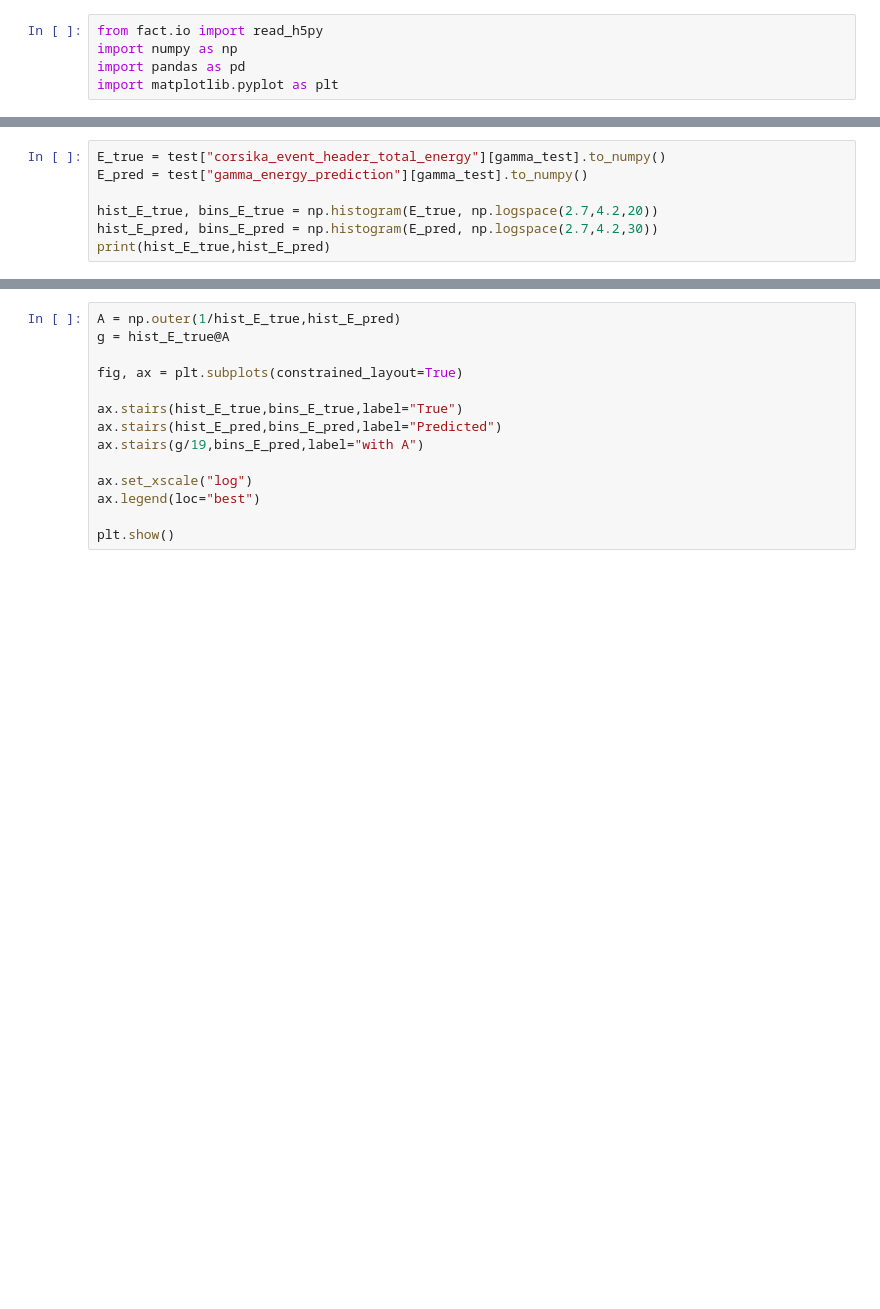
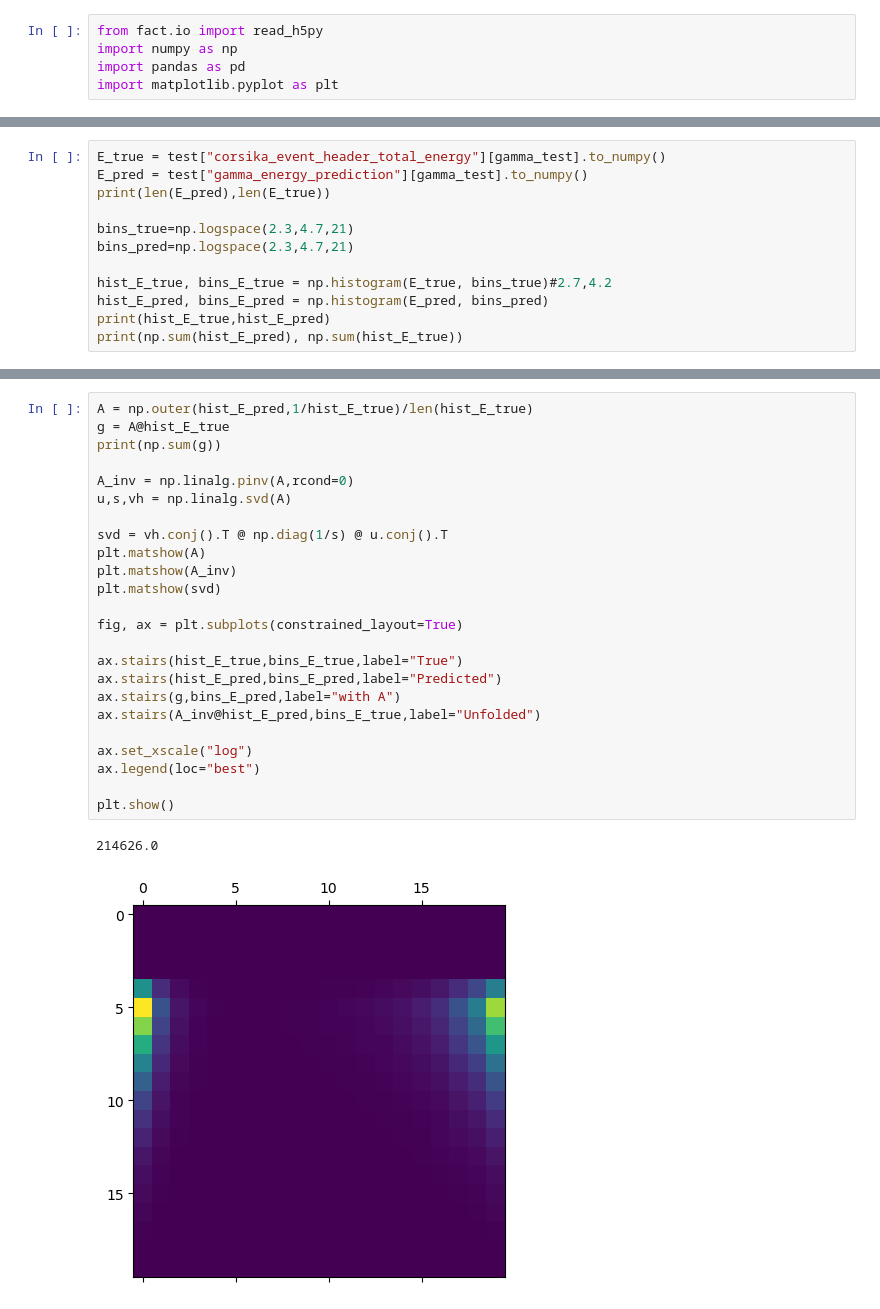
Before and after one commit to luca-dib/FP_PP, a Jupyter notebook: FACT/FACT.ipynb, the cells around one changed output, grey strips where cells are left out. Saved outputs shown, nothing was run; the diff lists cells and outputs as text; blank space fills up the shorter version.

```diff
--- a/FACT/FACT.ipynb
+++ b/FACT/FACT.ipynb
@@ -40,7 +54,12 @@ S
 # %%
 E_true = test["corsika_event_header_total_energy"][gamma_test].to_numpy()
 E_pred = test["gamma_energy_prediction"][gamma_test].to_numpy()
+print(len(E_pred),len(E_true))
 
-hist_E_true, bins_E_true = np.histogram(E_true, np.logspace(2.7,4.2,20))
-hist_E_pred, bins_E_pred = np.histogram(E_pred, np.logspace(2.7,4.2,30))
+bins_true=np.logspace(2.3,4.7,21)
+bins_pred=np.logspace(2.3,4.7,21)
+
+hist_E_true, bins_E_true = np.histogram(E_true, bins_true)#2.7,4.2
+hist_E_pred, bins_E_pred = np.histogram(E_pred, bins_pred)
 print(hist_E_true,hist_E_pred)
+print(np.sum(hist_E_pred), np.sum(hist_E_true))
@@ -47,14 +72,27 @@ print(hist_E_true,hist_E_pred)
 # %%
-A = np.outer(1/hist_E_true,hist_E_pred)
-g = hist_E_true@A
+A = np.outer(hist_E_pred,1/hist_E_true)/len(hist_E_true)
+g = A@hist_E_true
+print(np.sum(g))
+
+A_inv = np.linalg.pinv(A,rcond=0)
+u,s,vh = np.linalg.svd(A)
+
+svd = vh.conj().T @ np.diag(1/s) @ u.conj().T
+plt.matshow(A)
+plt.matshow(A_inv)
+plt.matshow(svd)
 
 fig, ax = plt.subplots(constrained_layout=True)
 
 ax.stairs(hist_E_true,bins_E_true,label="True")
 ax.stairs(hist_E_pred,bins_E_pred,label="Predicted")
-ax.stairs(g/19,bins_E_pred,label="with A")
+ax.stairs(g,bins_E_pred,label="with A")
+ax.stairs(A_inv@hist_E_pred,bins_E_true,label="Unfolded")
 
 ax.set_xscale("log")
 ax.legend(loc="best")
 
 plt.show()
+# %% [output]
+214626.0
+[figure, added]
```
Also changed, not shown: parts of 6 cells of this notebook.
